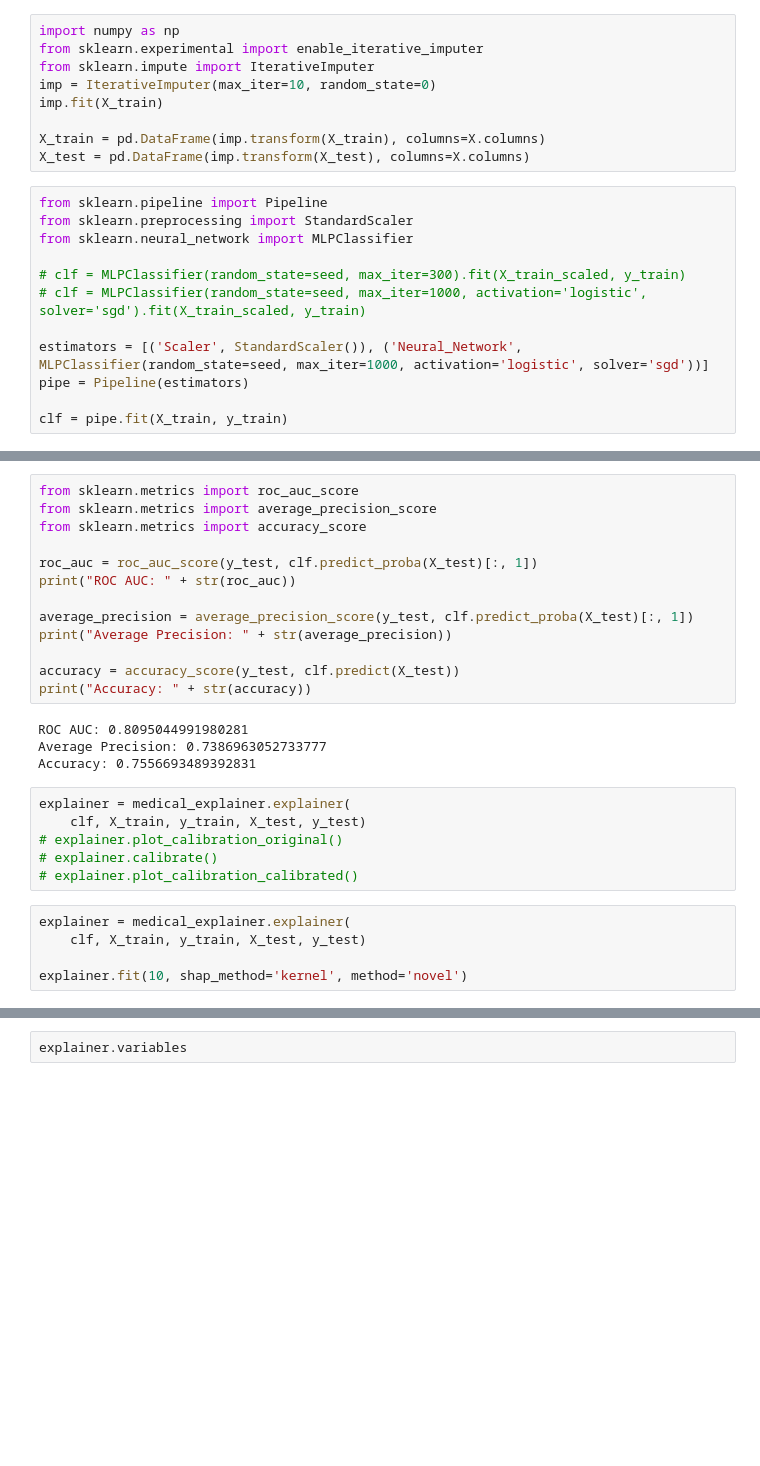
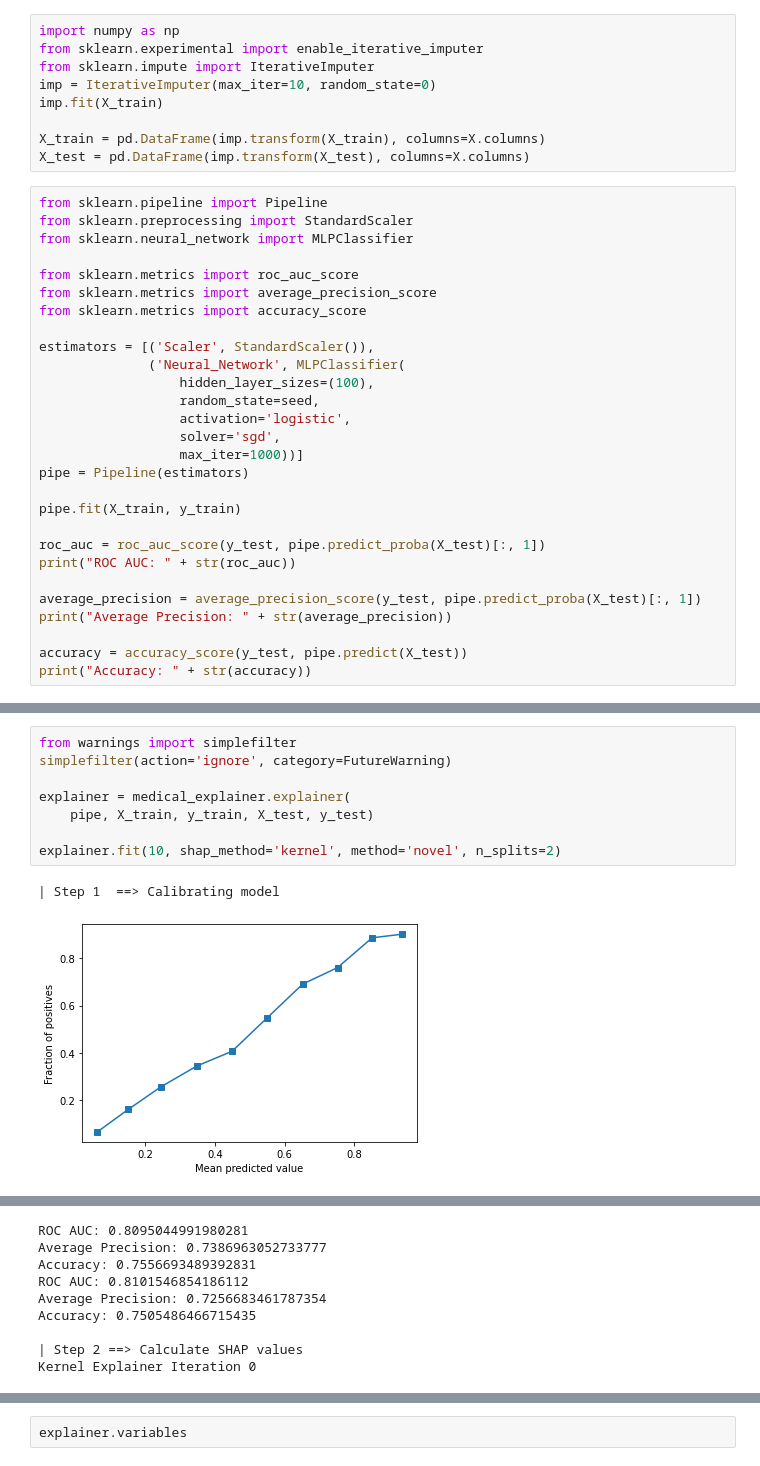
Before and after one commit to llja0112/Uni-ACS, a Jupyter notebook: mimiciii_sepsis/Neural Network Example.ipynb, the cells around one changed output, grey strips where cells are left out. Drawn from its saved outputs; the diff is of its cells as text; blank space fills up the shorter version.

```diff
--- a/mimiciii_sepsis/Neural Network Example.ipynb
+++ b/mimiciii_sepsis/Neural Network Example.ipynb
@@ -37,10 +37,26 @@ from sklearn.pipeline import Pipeline
 from sklearn.preprocessing import StandardScaler
 from sklearn.neural_network import MLPClassifier
 
-# clf = MLPClassifier(random_state=seed, max_iter=300).fit(X_train_scaled, y_train)
-# clf = MLPClassifier(random_state=seed, max_iter=1000, activation='logistic', solver='sgd').fit(X_train_scaled, y_train)
+from sklearn.metrics import roc_auc_score
+from sklearn.metrics import average_precision_score
+from sklearn.metrics import accuracy_score
 
-estimators = [('Scaler', StandardScaler()), ('Neural_Network', MLPClassifier(random_state=seed, max_iter=1000, activation='logistic', solver='sgd'))]
+estimators = [('Scaler', StandardScaler()),
+              ('Neural_Network', MLPClassifier(
+                  hidden_layer_sizes=(100),
+                  random_state=seed,
+                  activation='logistic',
+                  solver='sgd',
+                  max_iter=1000))]
 pipe = Pipeline(estimators)
 
-clf = pipe.fit(X_train, y_train)
+pipe.fit(X_train, y_train)
+
+roc_auc = roc_auc_score(y_test, pipe.predict_proba(X_test)[:, 1])
+print("ROC AUC: " + str(roc_auc))
+
+average_precision = average_precision_score(y_test, pipe.predict_proba(X_test)[:, 1])
+print("Average Precision: " + str(average_precision))
+
+accuracy = accuracy_score(y_test, pipe.predict(X_test))
+print("Accuracy: " + str(accuracy))
@@ -47,28 +67,11 @@ clf = pipe.fit(X_train, y_train)
-# %%
-from sklearn.metrics import roc_auc_score
-from sklearn.metrics import average_precision_score
-from sklearn.metrics import accuracy_score
-
-roc_auc = roc_auc_score(y_test, clf.predict_proba(X_test)[:, 1])
-print("ROC AUC: " + str(roc_auc))
-
-average_precision = average_precision_score(y_test, clf.predict_proba(X_test)[:, 1])
-print("Average Precision: " + str(average_precision))
-
-accuracy = accuracy_score(y_test, clf.predict(X_test))
-print("Accuracy: " + str(accuracy))
-# %% [output]
-ROC AUC: 0.8095044991980281
-Average Precision: 0.7386963052733777
-Accuracy: 0.7556693489392831
-# %%
-explainer = medical_explainer.explainer(
-    clf, X_train, y_train, X_test, y_test)
-# explainer.plot_calibration_original()
-# explainer.calibrate()
-# explainer.plot_calibration_calibrated()
 # %%
+from warnings import simplefilter
+simplefilter(action='ignore', category=FutureWarning)
+
 explainer = medical_explainer.explainer(
-    clf, X_train, y_train, X_test, y_test)
+    pipe, X_train, y_train, X_test, y_test)
 
-explainer.fit(10, shap_method='kernel', method='novel')
+explainer.fit(10, shap_method='kernel', method='novel', n_splits=2)
+# %% [output]
+| Step 1  ==> Calibrating model
+[figure, added]
@@ -74,0 +81,9 @@ explainer.fit(10, shap_method='kernel', method='novel')
+ROC AUC: 0.8095044991980281
+Average Precision: 0.7386963052733777
+Accuracy: 0.7556693489392831
+ROC AUC: 0.8101546854186112
+Average Precision: 0.7256683461787354
+Accuracy: 0.7505486466715435
+
+| Step 2 ==> Calculate SHAP values
+Kernel Explainer Iteration 0
```
Also changed, not shown: parts of 5 cells of this notebook, 2 other files.
